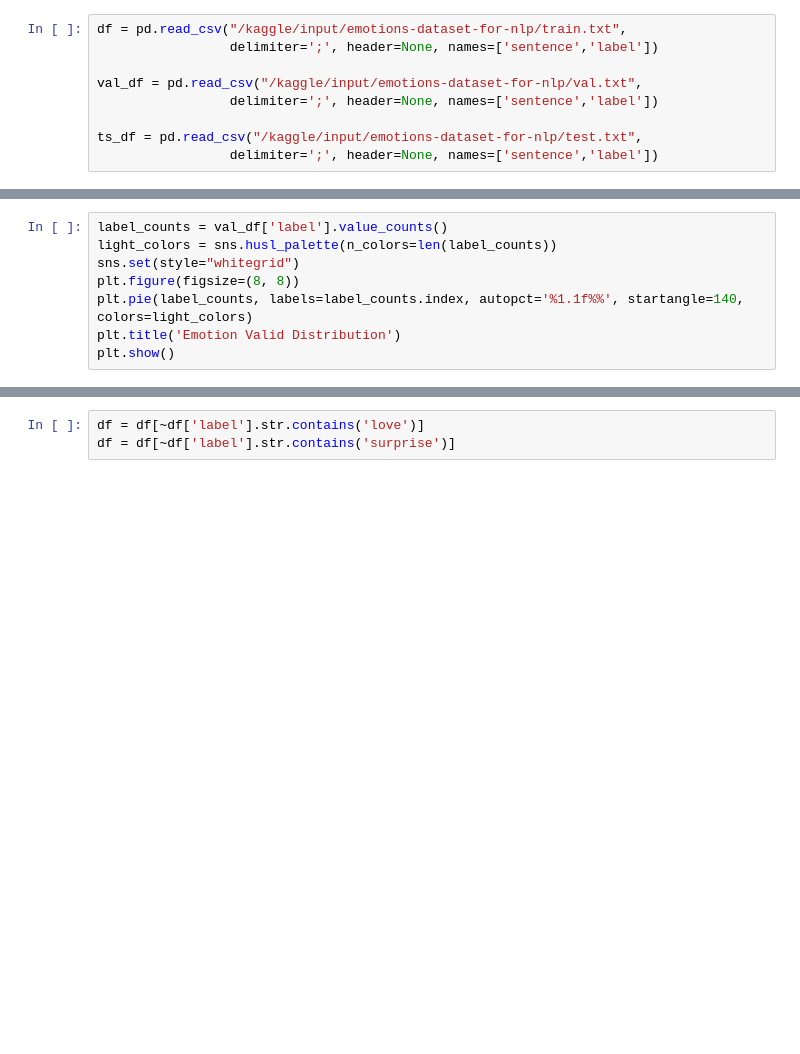
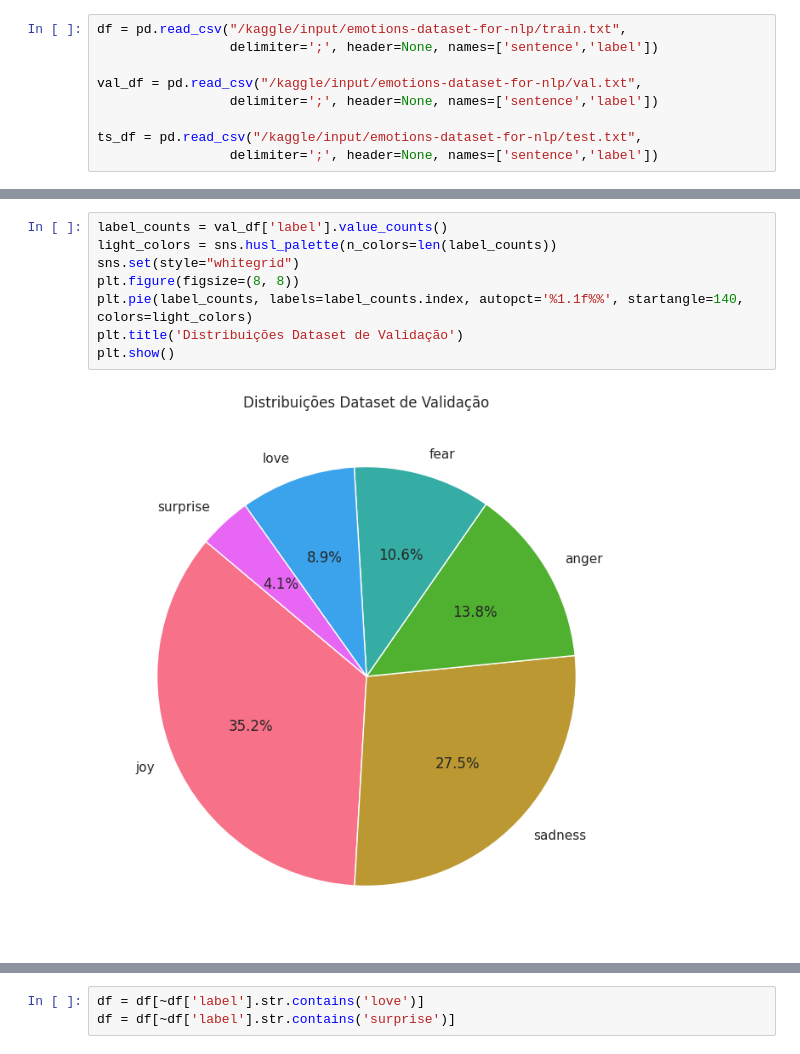
Before and after one commit to frpbotero/Sentiment-Classification, a Jupyter notebook: sentiment_classification.ipynb, the cells around one changed output, grey strips where cells are left out. Saved outputs shown, nothing was run; the diff lists cells and outputs as text; blank space fills up the shorter version.

```diff
--- a/sentiment_classification.ipynb
+++ b/sentiment_classification.ipynb
@@ -47,11 +77,13 @@ plt.show()
 # %%
 label_counts = val_df['label'].value_counts()
 light_colors = sns.husl_palette(n_colors=len(label_counts))
 sns.set(style="whitegrid")
 plt.figure(figsize=(8, 8))
 plt.pie(label_counts, labels=label_counts.index, autopct='%1.1f%%', startangle=140, colors=light_colors)
-plt.title('Emotion Valid Distribution')
+plt.title('Distribuições Dataset de Validação')
 plt.show()
+# %% [output]
+[figure, added]
 # %%
 # Count label distributions
 label_counts = ts_df['label'].value_counts()
```
Also changed, not shown: parts of 50 cells of this notebook.
